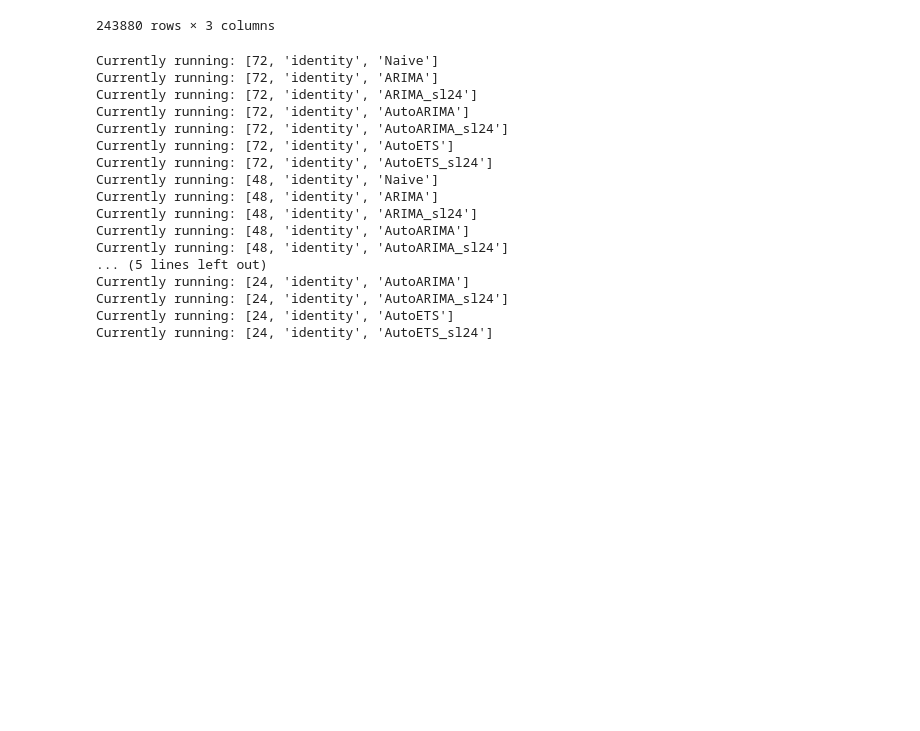
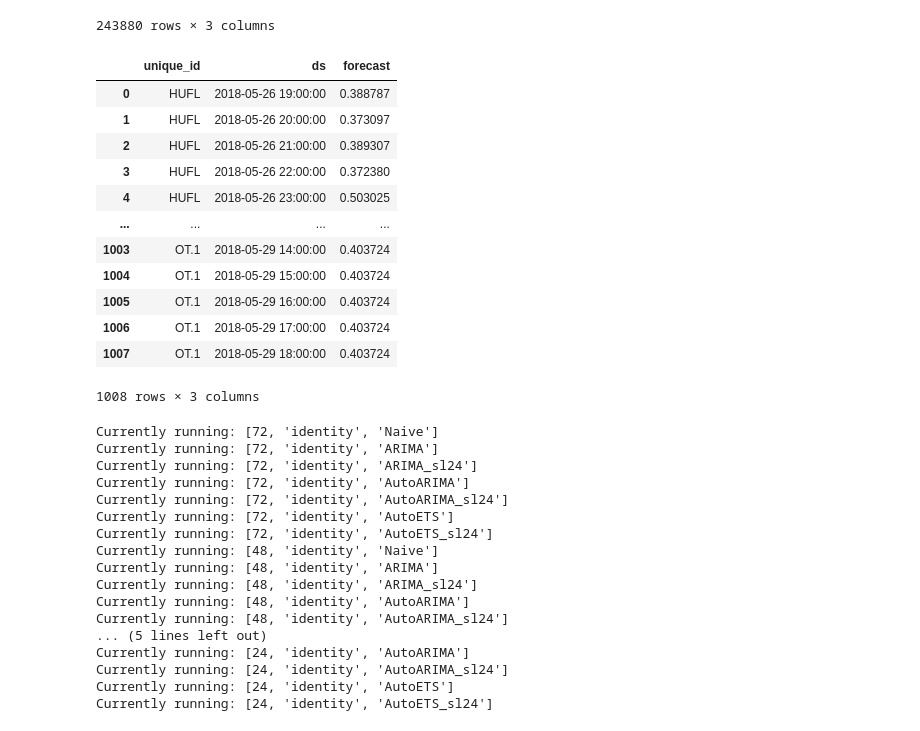
Before and after one commit to Just-Luca/JuL-StatsForecast, a Jupyter notebook: test_statsforecastlab.ipynb, the cells around one changed output. Drawn from its saved outputs; the diff is of its cells as text; code cells hidden in the pictures; blank space fills up the shorter version.

Commit message:
tryinng a new predict function

```diff
--- a/test_statsforecastlab.ipynb
+++ b/test_statsforecastlab.ipynb
@@ -48,6 +48,22 @@ sflab = StatsForecastLab(
     normalization=True,
     test=True
 )
+# %%
+sflab.best_results_prediction_dataframe()
+# %% [output]
+|  | unique_id | ds | forecast |
+| 0 | HUFL | 2018-05-26 19:00:00 | 0.388787 |
+| 1 | HUFL | 2018-05-26 20:00:00 | 0.373097 |
+| 2 | HUFL | 2018-05-26 21:00:00 | 0.389307 |
+| 3 | HUFL | 2018-05-26 22:00:00 | 0.372380 |
+| 4 | HUFL | 2018-05-26 23:00:00 | 0.503025 |
+| ... | ... | ... | ... |
+| 1003 | OT.1 | 2018-05-29 14:00:00 | 0.403724 |
+| 1004 | OT.1 | 2018-05-29 15:00:00 | 0.403724 |
+| 1005 | OT.1 | 2018-05-29 16:00:00 | 0.403724 |
+| 1006 | OT.1 | 2018-05-29 17:00:00 | 0.403724 |
+| 1007 | OT.1 | 2018-05-29 18:00:00 | 0.403724 |
+1008 rows × 3 columns
 # %%
 sflab.predict()
 # %% [output]
```
Also changed, not shown: 2 other files.
